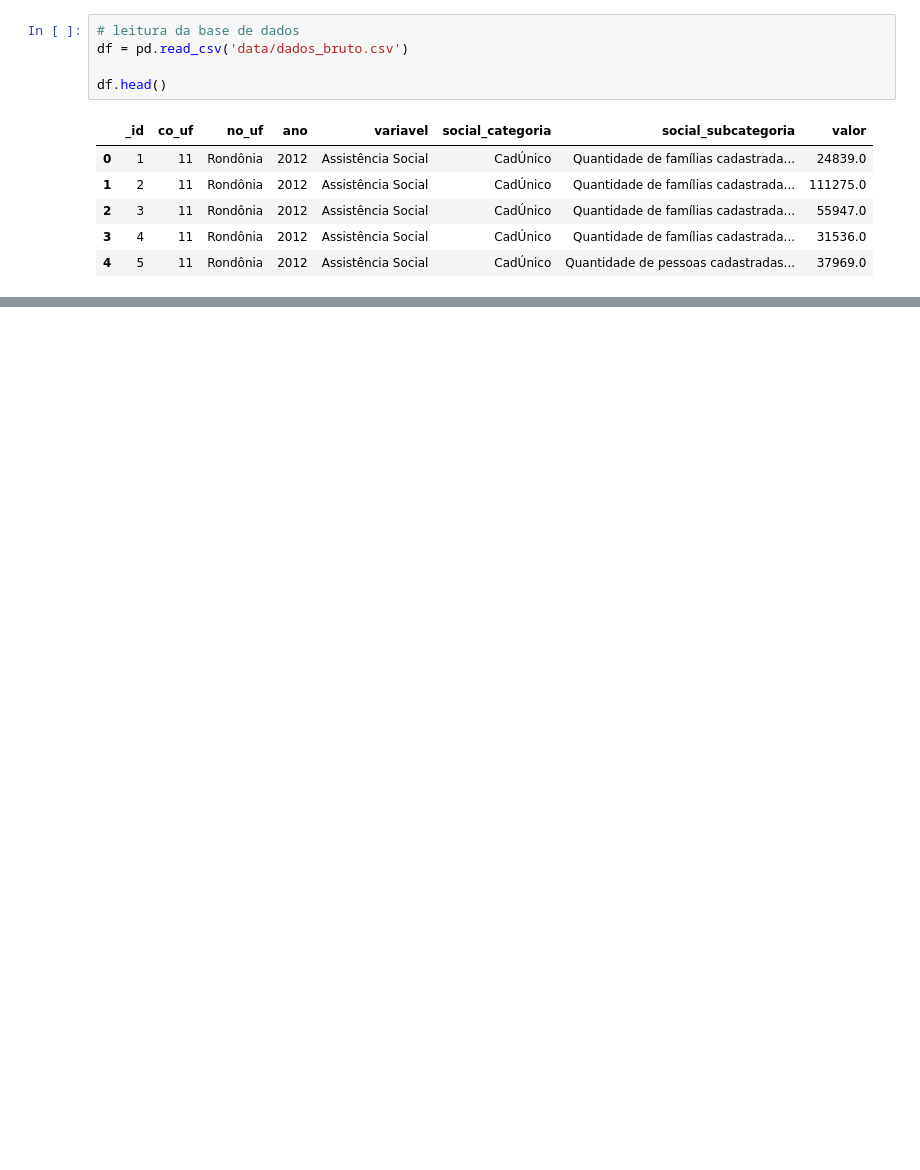
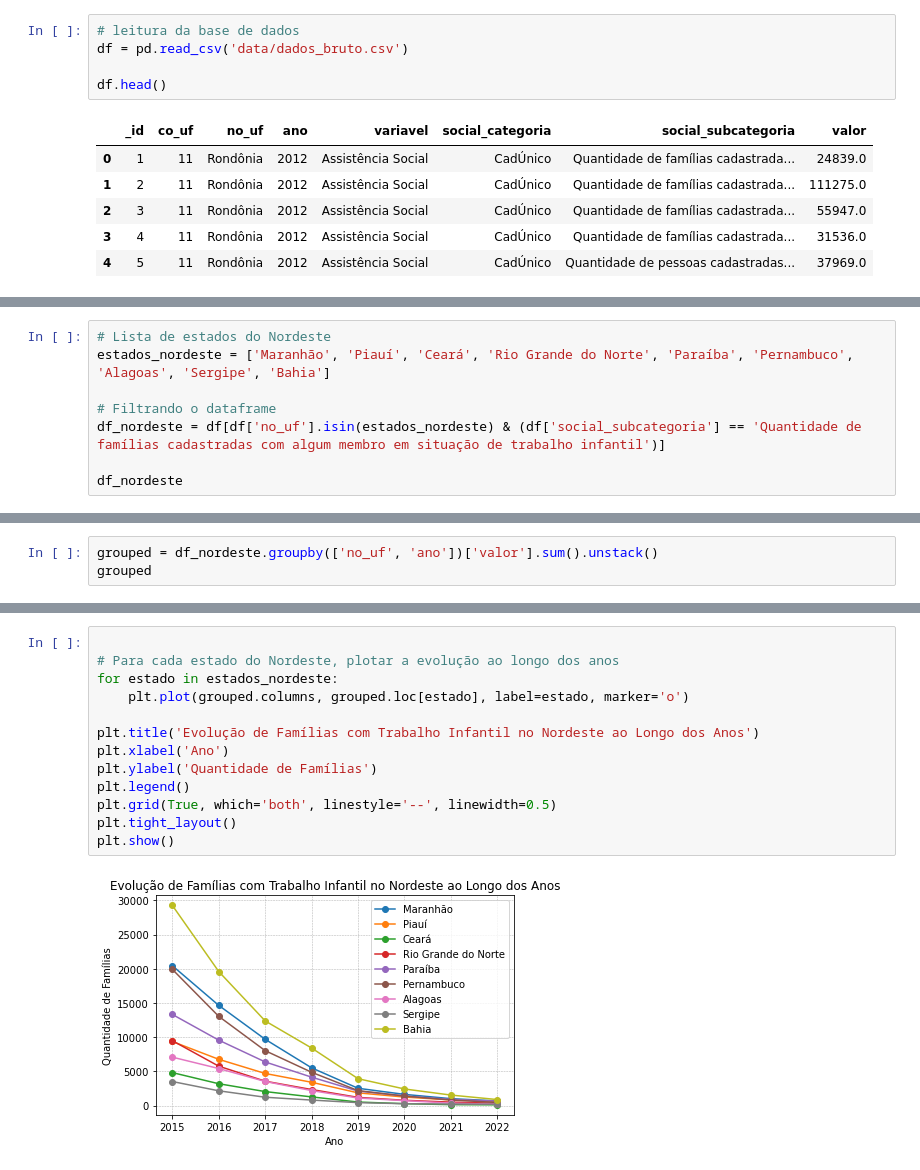
Before and after one commit to edilton-bs/AV1IntroCD, a Jupyter notebook: main.ipynb, the cells around one changed output, grey strips where cells are left out. Drawn from its saved outputs; the diff is of its cells as text; blank space fills up the shorter version.

```diff
--- a/main.ipynb
+++ b/main.ipynb
@@ -37,0 +91,8 @@ array(['Quantidade de famílias cadastradas com renda per capita mensal acima de
+# %%
+# Lista de estados do Nordeste
+estados_nordeste = ['Maranhão', 'Piauí', 'Ceará', 'Rio Grande do Norte', 'Paraíba', 'Pernambuco', 'Alagoas', 'Sergipe', 'Bahia']
+
+# Filtrando o dataframe
+df_nordeste = df[df['no_uf'].isin(estados_nordeste) & (df['social_subcategoria'] == 'Quantidade de famílias cadastradas com algum membro em situação de trabalho infantil')]
+
+df_nordeste
@@ -37,0 +113,3 @@ array(['Quantidade de famílias cadastradas com renda per capita mensal acima de
+# %%
+grouped = df_nordeste.groupby(['no_uf', 'ano'])['valor'].sum().unstack()
+grouped
@@ -37,0 +128,15 @@ array(['Quantidade de famílias cadastradas com renda per capita mensal acima de
+# %%
+
+# Para cada estado do Nordeste, plotar a evolução ao longo dos anos
+for estado in estados_nordeste:
+    plt.plot(grouped.columns, grouped.loc[estado], label=estado, marker='o')
+
+plt.title('Evolução de Famílias com Trabalho Infantil no Nordeste ao Longo dos Anos')
+plt.xlabel('Ano')
+plt.ylabel('Quantidade de Famílias')
+plt.legend()
+plt.grid(True, which='both', linestyle='--', linewidth=0.5)
+plt.tight_layout()
+plt.show()
+# %% [output]
+[figure, added]
```
Also changed, not shown: parts of 8 cells of this notebook.
